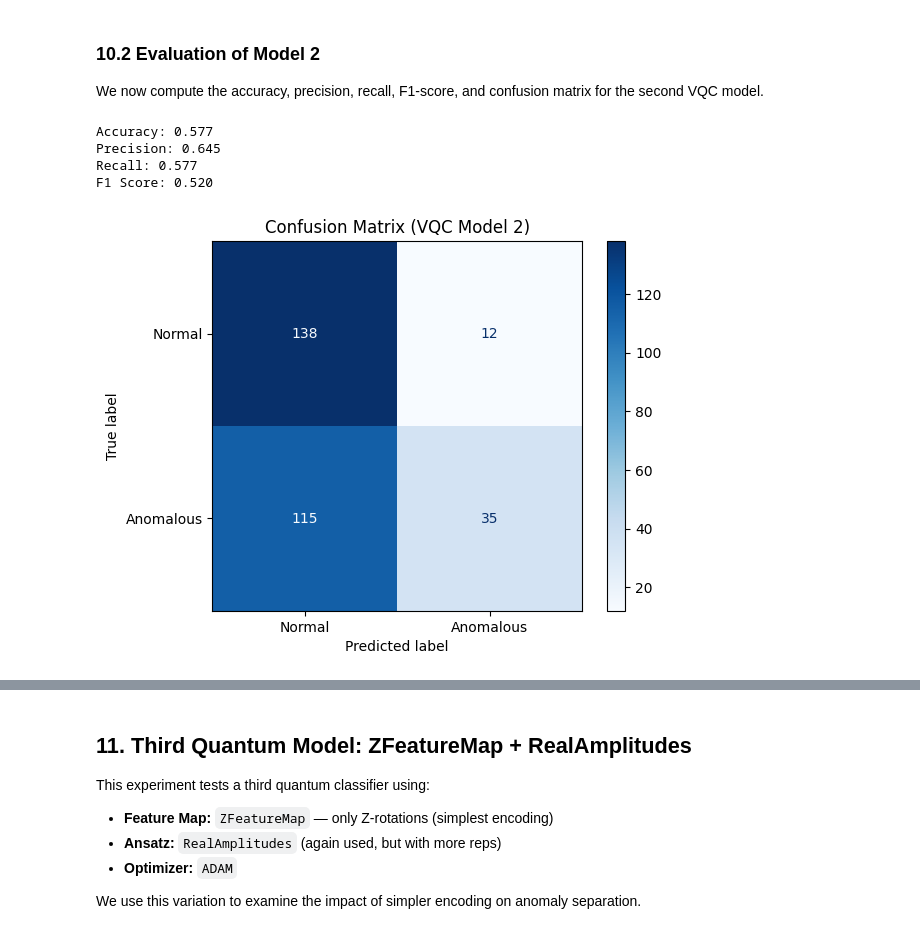
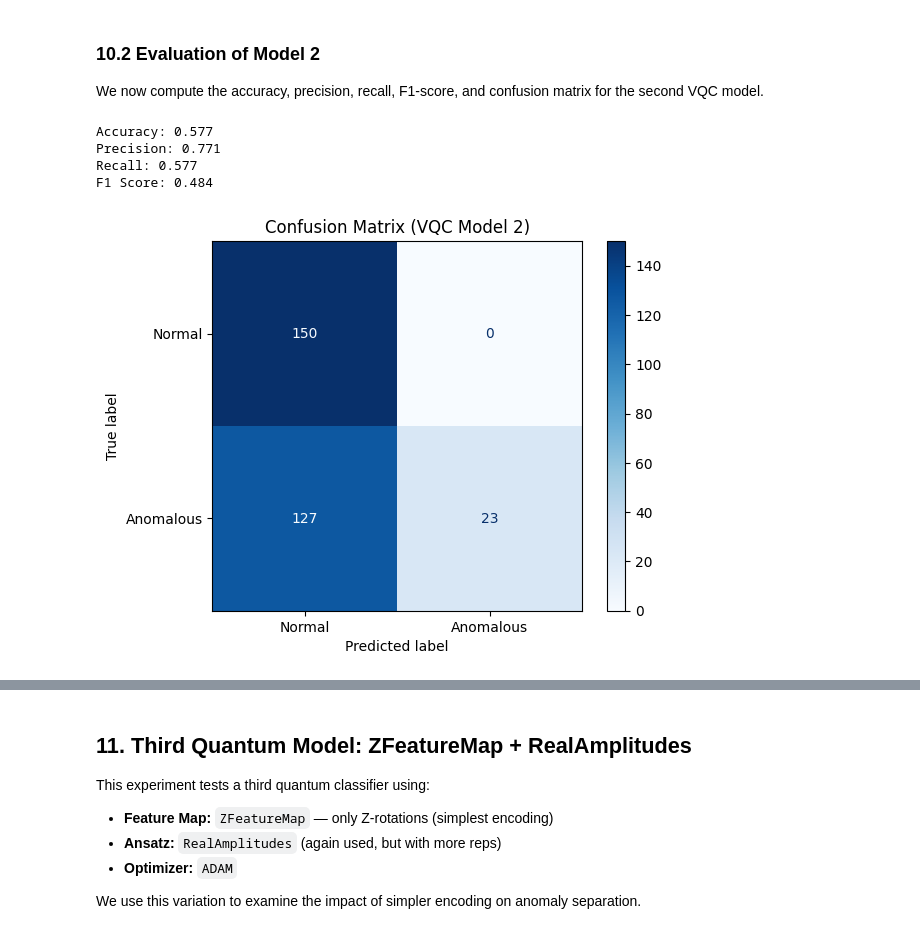
Before and after one commit to Mir-Ilham/SQA-2026-Quantum-Based-Network-Anomaly-Detection-VQC, a Jupyter notebook: Working_Copy_Quantum_Based_Anomaly_Detection_VQC 2026.ipynb, the cells around one changed output, grey strips where cells are left out. Cells and saved outputs as stored; diff of their text form; code cells hidden in the pictures.

```diff
--- a/Working_Copy_Quantum_Based_Anomaly_Detection_VQC 2026.ipynb
+++ b/Working_Copy_Quantum_Based_Anomaly_Detection_VQC 2026.ipynb
@@ -469,8 +477,6 @@ SPSA is a gradient-free optimizer that is well-suited for quantum noisy environm
 import numpy as np
 import matplotlib.pyplot as plt
 import time
-
-from sklearn.metrics import accuracy_score, confusion_matrix, ConfusionMatrixDisplay
 
 from qiskit.primitives import StatevectorSampler
 from qiskit_machine_learning.neural_networks import SamplerQNN
@@ -486,8 +492,8 @@ feature_map_2 = PauliFeatureMap(feature_dimension=4, reps=2, paulis=['X', 'Y', '
 ansatz_2 = TwoLocal(num_qubits=4, reps=2, rotation_blocks='ry', entanglement_blocks='cz', entanglement='linear')
 
 qc = QuantumCircuit(4)
-qc.compose(feature_map, inplace=True)
-qc.compose(ansatz, inplace=True)
+qc.compose(feature_map_2, inplace=True)
+qc.compose(ansatz_2, inplace=True)
 
 sampler = StatevectorSampler()
 
@@ -501,8 +507,8 @@ def interpret_qnn_output(bitstring_int, num_qubits):
 
 qnn = SamplerQNN(
     circuit=qc,
-    input_params=feature_map.parameters,
-    weight_params=ansatz.parameters,
+    input_params=feature_map_2.parameters,
+    weight_params=ansatz_2.parameters,
     sampler=sampler,
     output_shape=2,
     interpret=lambda x: interpret_qnn_output(x, num_qubits)
@@ -536,13 +542,13 @@ classifier_2.fit(X_train_scaled, y_train)
 end = time.time()
 print(">>> Training complete.")
 print(f"Elapsed time: {end - start:.2f} seconds")
-print(f"Loss values recorded: {len(loss_vals)}")
+print(f"Loss values recorded: {len(loss_vals_2)}")
 
 # =========================
 # Plot
 # =========================
 plt.figure(figsize=(8, 5))
-plt.plot(loss_vals, marker="o")
+plt.plot(loss_vals_2, marker="o")
 plt.xlabel("Iteration")
 plt.ylabel("Objective Function Value")
 
@@ -550,7 +556,7 @@ plt.title(f"PauliFeatureMap + TwoLocal + SPSA Convergence, Elapsed time: {end -
 plt.grid(True)
 
 plot_path = RESULTS_DIR / "VQC-Model-2-Loss-Curve.png"
-plt.savefig(plot_path, dpi=300, bbox_inches='tight')
+# plt.savefig(plot_path, dpi=300, bbox_inches='tight')
 
 plt.show()
 # %% [output]
@@ -578,43 +584,53 @@ Loss values recorded: 50
 ### 10.2 Evaluation of Model 2
 We now compute the accuracy, precision, recall, F1-score, and confusion matrix for the second VQC model.
 # %%
+from sklearn.metrics import (
+    accuracy_score,
+    precision_score,
+    recall_score,
+    f1_score,
+    confusion_matrix,
+    ConfusionMatrixDisplay
+)
+
 # ----------------------------
 # Evaluation
 # ----------------------------
 y_pred_2 = classifier_2.predict(X_test_scaled) # Renamed to y_pred_2
 acc_2 = accuracy_score(y_test, y_pred_2) # Renamed to acc_2
 prec_2 = precision_score(y_test, y_pred_2, average="macro", zero_division=0) # Renamed to prec_2
 rec_2  = recall_score(y_test, y_pred_2, average="macro", zero_division=0) # Renamed to rec_2
 f1_2   = f1_score(y_test, y_pred_2, average="macro", zero_division=0) # Renamed to f1_2
 
 print(f"Accuracy: {acc_2:.3f}")
 print(f"Precision: {prec_2:.3f}")
 print(f"Recall: {rec_2:.3f}")
 print(f"F1 Score: {f1_2:.3f}")
 
 cm_2 = confusion_matrix(y_test, y_pred_2) # Renamed to cm_2
-disp_2 = ConfusionMatrixDisplay(confusion_matrix=cm_2, display_labels=["Normal", "Anomalous"])
-disp_2.plot(cmap='Blues')
-plt.title("Confusion Matrix (VQC Model 2)")
-
-plot_path = RESULTS_DIR / "VQC-Model-2-Evaluation-Metrics-and-CM.png"
-plt.savefig(plot_path, dpi=300, bbox_inches='tight')
-
-plt.show()
 
 metrics["VQC-Model-2"] = {
     "training_time_seconds": float(end - start),
     "evaluation_metrics": {
         "accuracy": float(acc_2),
         "precision": float(prec_2),
         "recall": float(rec_2),
         "f1_score": float(f1_2)
     },
     "confusion_matrix": cm_2.tolist()
 }
+
+disp_2 = ConfusionMatrixDisplay(confusion_matrix=cm_2, display_labels=["Normal", "Anomalous"])
+disp_2.plot(cmap='Blues')
+plt.title("Confusion Matrix (VQC Model 2)")
+
+plot_path = RESULTS_DIR / "VQC-Model-2-Evaluation-Metrics-and-CM.png"
+# plt.savefig(plot_path, dpi=300, bbox_inches='tight')
+
+plt.show()
 # %% [output]
 Accuracy: 0.577
-Precision: 0.645
+Precision: 0.771
 Recall: 0.577
-F1 Score: 0.520
+F1 Score: 0.484
-[figure, old version]
+[figure, new version]
```
Also changed, not shown: parts of 23 cells of this notebook, 57 other files.
